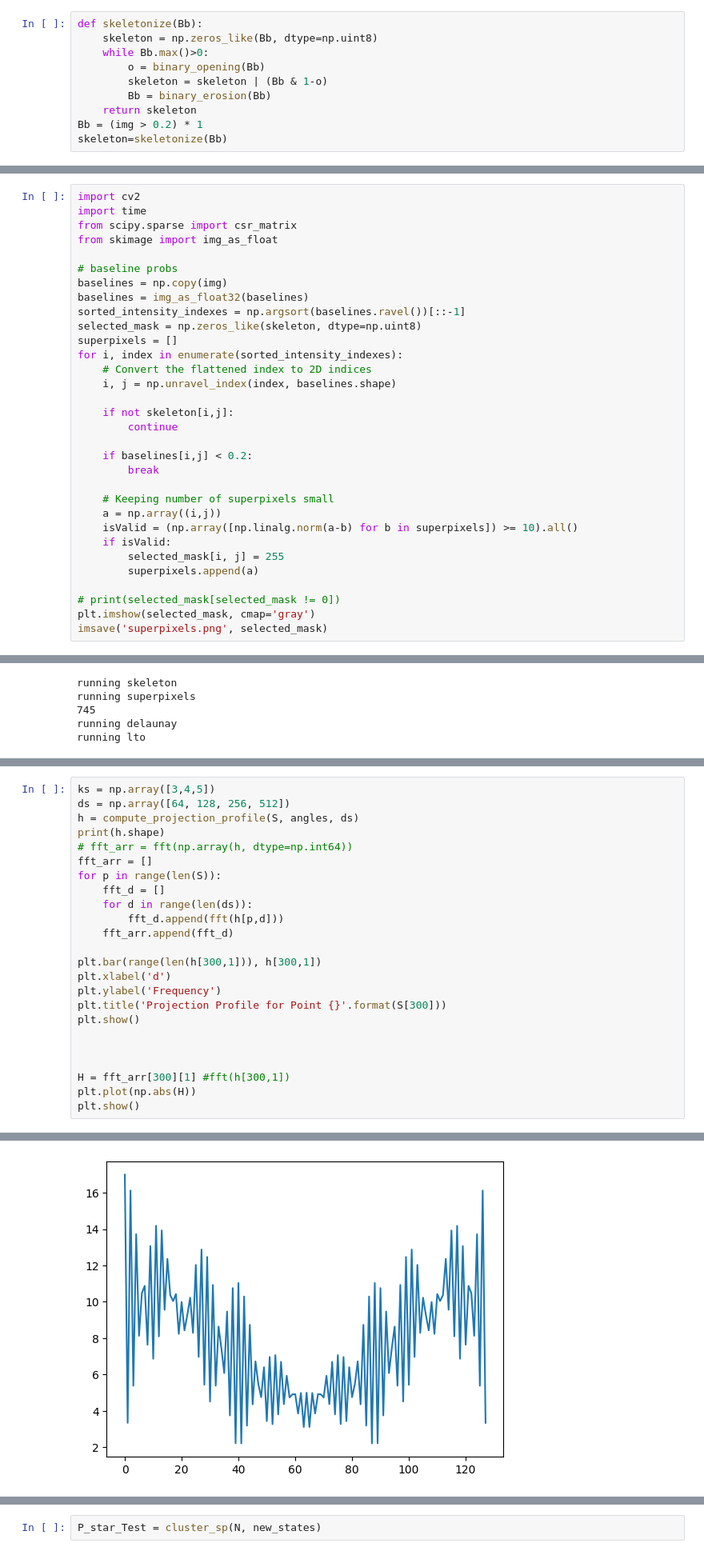
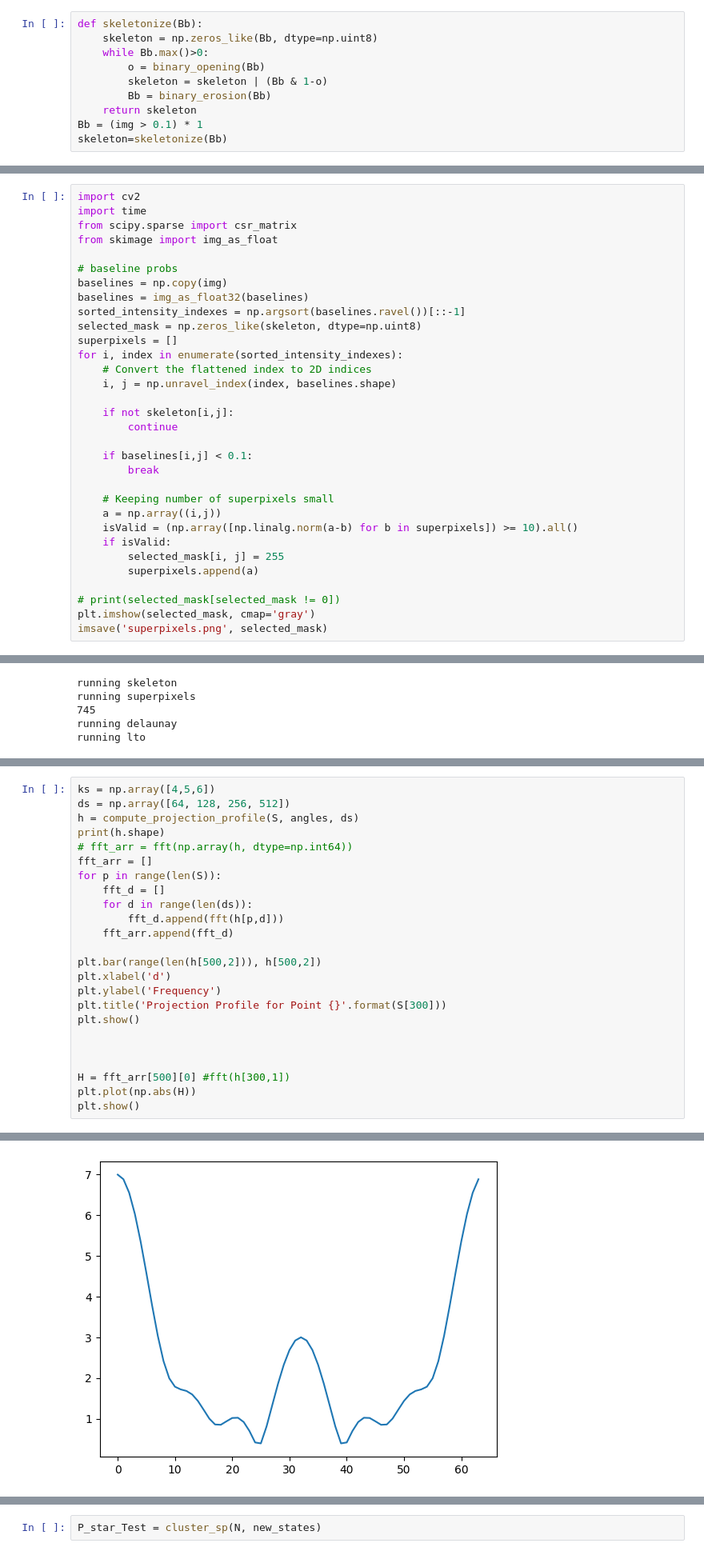
Before and after one commit to NHMDenmark/HTROCR, a Jupyter notebook: line_segmentation/test.ipynb, the cells around one changed output, grey strips where cells are left out. Shown at 80% size. Saved outputs shown, nothing was run; the diff lists cells and outputs as text.

```diff
--- a/line_segmentation/test.ipynb
+++ b/line_segmentation/test.ipynb
@@ -18,7 +22,7 @@ def skeletonize(Bb):
         skeleton = skeleton | (Bb & 1-o)
         Bb = binary_erosion(Bb)
     return skeleton
-Bb = (img > 0.2) * 1
+Bb = (img > 0.1) * 1
 skeleton=skeletonize(Bb)
 # %%
 plt.imshow(skeleton, cmap='gray')
@@ -44,7 +49,7 @@ for i, index in enumerate(sorted_intensity_indexes):
     if not skeleton[i,j]:
         continue
 
-    if baselines[i,j] < 0.2:
+    if baselines[i,j] < 0.1:
         break
 
     # Keeping number of superpixels small
@@ -271,5 +273,5 @@ states = [(p, (extract_lto(p, N, B), 64.0)) for p in S]
 # %%
-ks = np.array([3,4,5])
+ks = np.array([4,5,6])
 ds = np.array([64, 128, 256, 512])
 h = compute_projection_profile(S, angles, ds)
 print(h.shape)
@@ -281,7 +283,7 @@ for p in range(len(S)):
         fft_d.append(fft(h[p,d]))
     fft_arr.append(fft_d)
 
-plt.bar(range(len(h[300,1])), h[300,1])
+plt.bar(range(len(h[500,2])), h[500,2])
 plt.xlabel('d')
 plt.ylabel('Frequency')
 plt.title('Projection Profile for Point {}'.format(S[300]))
@@ -289,7 +291,7 @@ plt.show()
 
 
 
-H = fft_arr[300][1] #fft(h[300,1])
+H = fft_arr[500][0] #fft(h[300,1])
 plt.plot(np.abs(H))
 plt.show()
 # %% [output]
@@ -298,4 +300,4 @@ plt.show()
-[figure, old version]
+[figure, new version]
 # %%
 def compute_data_energies(H_pd, S):
     E_s_p = {}
```
Also changed, not shown: parts of 20 cells of this notebook.
